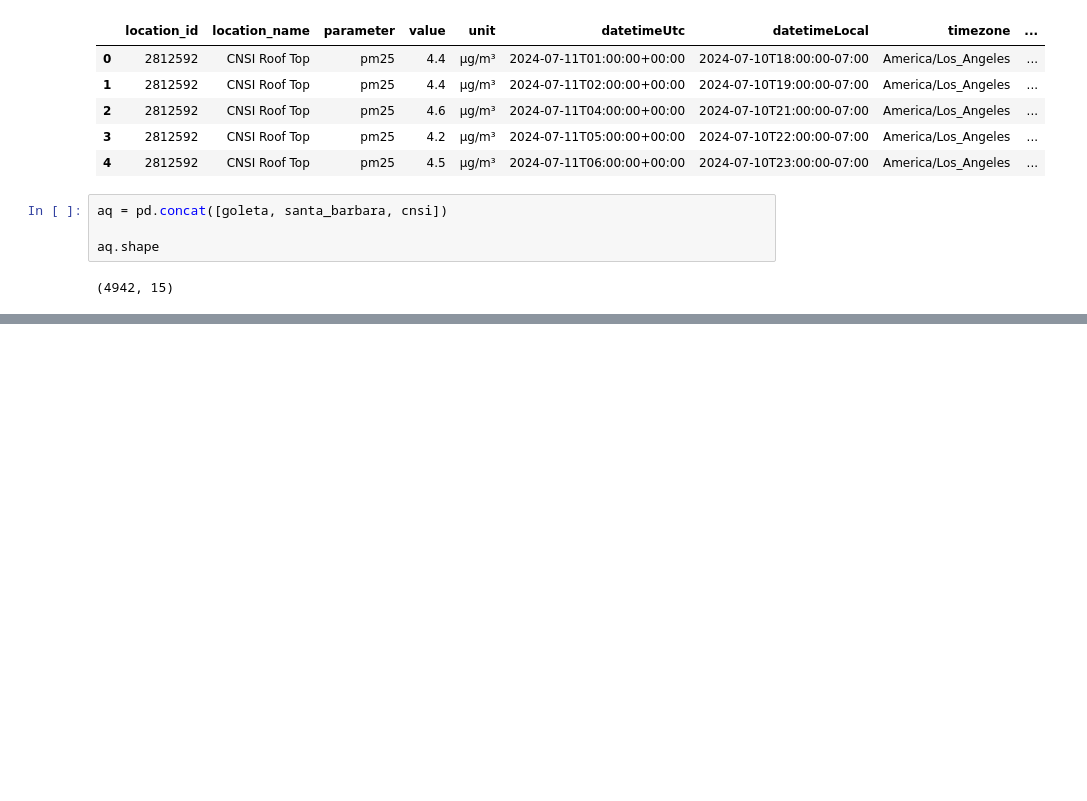
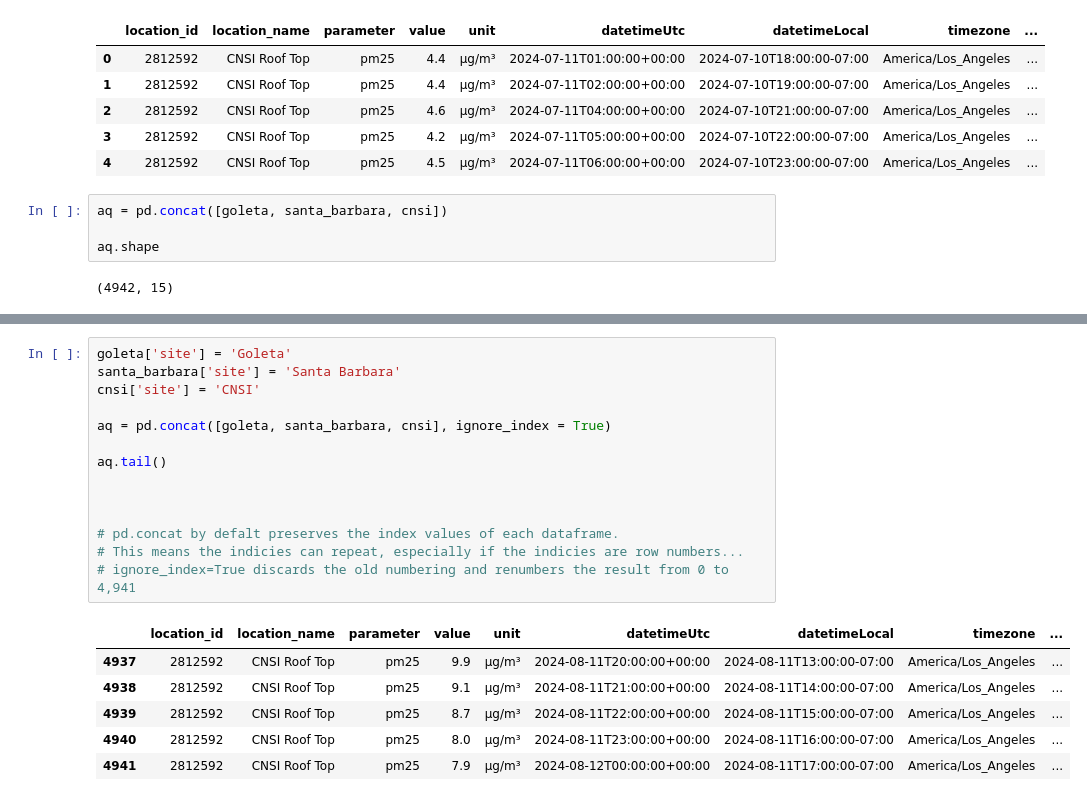
Before and after one commit to ethan-mathews24/EDS217, a Jupyter notebook: Session_6B_Reshaping_Data.ipynb, the cells around one changed output, grey strips where cells are left out. Cells and saved outputs as stored; diff of their text form; blank space fills up the shorter version.

```diff
--- a/Session_6B_Reshaping_Data.ipynb
+++ b/Session_6B_Reshaping_Data.ipynb
@@ -55,0 +91,21 @@ aq.shape
+# %%
+goleta['site'] = 'Goleta'
+santa_barbara['site'] = 'Santa Barbara'
+cnsi['site'] = 'CNSI'
+
+aq = pd.concat([goleta, santa_barbara, cnsi], ignore_index = True)
+
+aq.tail()
+
+
+
+# pd.concat by defalt preserves the index values of each dataframe.
+# This means the indicies can repeat, especially if the indicies are row numbers...
+# ignore_index=True discards the old numbering and renumbers the result from 0 to 4,941
+# %% [output]
+|  | location_id | location_name | parameter | value | unit | datetimeUtc | datetimeLocal | timezone | ... |
+| 4937 | 2812592 | CNSI Roof Top | pm25 | 9.9 | µg/m³ | 2024-08-11T20:00:00+00:00 | 2024-08-11T13:00:00-07:00 | America/Los_Angeles | ... |
+| 4938 | 2812592 | CNSI Roof Top | pm25 | 9.1 | µg/m³ | 2024-08-11T21:00:00+00:00 | 2024-08-11T14:00:00-07:00 | America/Los_Angeles | ... |
+| 4939 | 2812592 | CNSI Roof Top | pm25 | 8.7 | µg/m³ | 2024-08-11T22:00:00+00:00 | 2024-08-11T15:00:00-07:00 | America/Los_Angeles | ... |
+| 4940 | 2812592 | CNSI Roof Top | pm25 | 8.0 | µg/m³ | 2024-08-11T23:00:00+00:00 | 2024-08-11T16:00:00-07:00 | America/Los_Angeles | ... |
+| 4941 | 2812592 | CNSI Roof Top | pm25 | 7.9 | µg/m³ | 2024-08-12T00:00:00+00:00 | 2024-08-11T17:00:00-07:00 | America/Los_Angeles | ... |
```
Also changed, not shown: parts of 24 cells of this notebook, 1 other file.
